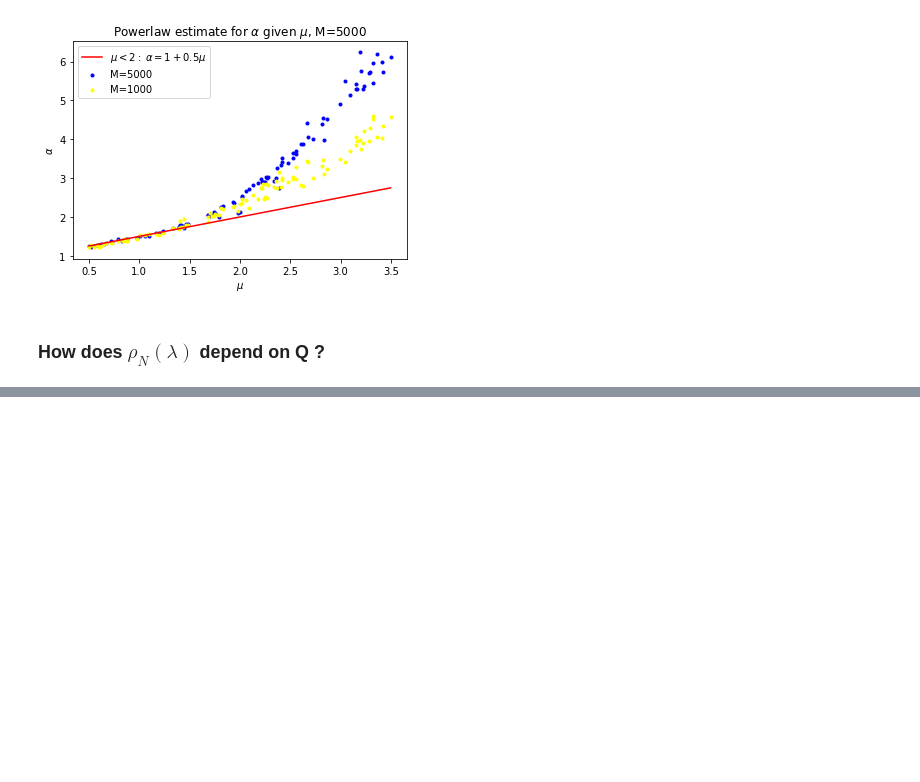
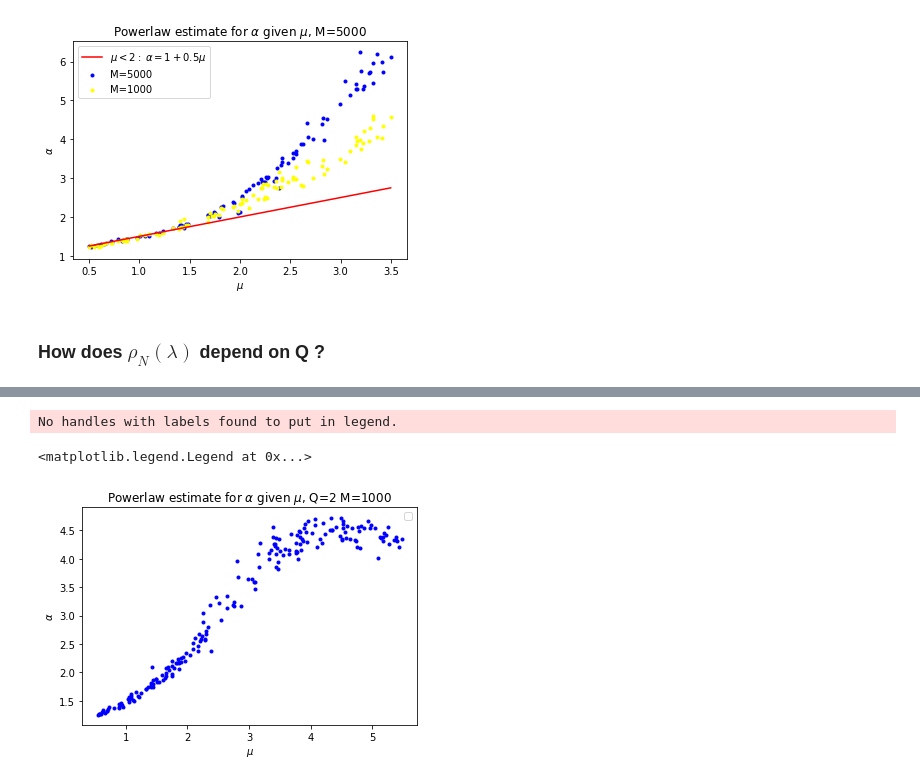
Before and after one commit to CalculatedContent/WhyDeepLearningWorks, a Jupyter notebook: HeavyTailedUniversalityClasses.ipynb, the cells around one changed output, grey strips where cells are left out. Cells and saved outputs as stored; diff of their text form; code cells hidden in the pictures; blank space fills up the shorter version.

```diff
--- a/HeavyTailedUniversalityClasses.ipynb
+++ b/HeavyTailedUniversalityClasses.ipynb
@@ -543,0 +620,10 @@ Calculating best minimal value for power law fit
+# %%
+alphas_largeMus = []
+large_mus = np.sort(5*np.random.random_sample(200)+.5)
+for mu in tqdm(large_mus):
+
+    W, evals = get_pareto_mat(mu)
+
+    # skip best_PL distributional tests, just do fit
+    fit = powerlaw.Fit(evals, xmax=np.max(evals))
+    alphas_largeMus.append(fit.alpha)
@@ -543,0 +649,11 @@ Calculating best minimal value for power law fit
+# %%
+plt.scatter(large_mus, alphas_largeMus, marker='.', color='blue')
+
+plt.xlabel('$\mu$')
+plt.ylabel(r'$\alpha$')
+plt.title(r'Powerlaw estimate for $\alpha$ given $\mu$, Q=2 M=1000')
+plt.legend()
+# %% [output]
+No handles with labels found to put in legend.
+<matplotlib.legend.Legend at 0x...>
+[figure, added]
```
Also changed, not shown: parts of 9 cells of this notebook.
